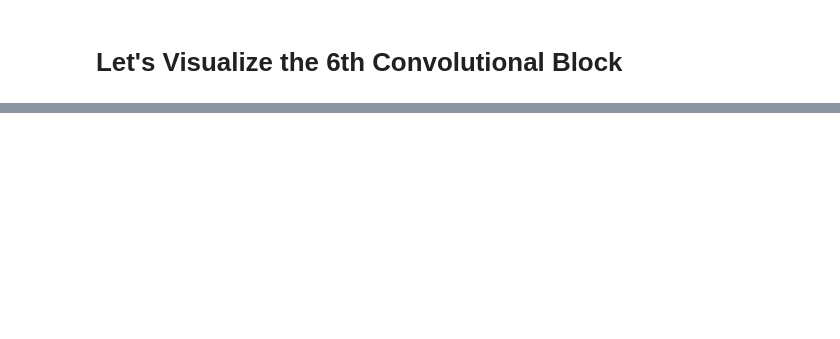
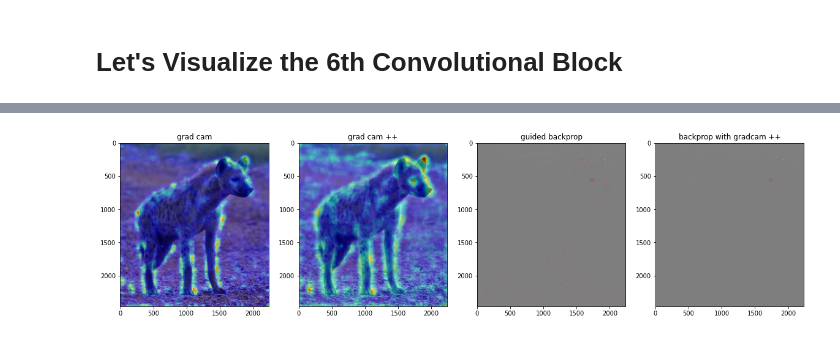
Before and after one commit to Rishsing73/deep-learning, a Jupyter notebook: gradcam_visualize_your_cnn.ipynb, the cells around one changed output, grey strips where cells are left out. Drawn from its saved outputs; the diff is of its cells as text; code cells hidden in the pictures; blank space fills up the shorter version.

```diff
--- a/gradcam_visualize_your_cnn.ipynb
+++ b/gradcam_visualize_your_cnn.ipynb
@@ -358,0 +89,46 @@ ax[1].imshow(cam_gb);
+# %%
+target_layers = [model.layer4[0],model.layer4[-1]] # define the target layer or iterate through many (it will average)
+
+
+# for gradcam
+cam = GradCAMPlusPlus(model=model, target_layers=target_layers, use_cuda=use_cuda)
+targets = [ClassifierOutputTarget(276)] # we can leave it None as well
+grayscale_cam = cam(input_tensor=input_img, targets=targets)
+
+cam = GradCAM(model=model, target_layers=target_layers, use_cuda=use_cuda)
+grayscale = cam(input_tensor=input_img, targets=targets)
+# %%
+grayplus = grayscale_cam[0, :] #for single image squeezing it
+grayplus = cv2.resize(grayplus, (img.shape[1], img.shape[0])) #resizing the heatmap
+camplusplus = show_cam_on_image(img, grayplus,use_rgb=True ) #merging them together
+
+
+gray = grayscale[0, :] #for single image squeezing it
+gray = cv2.resize(gray, (img.shape[1], img.shape[0])) #resizing the heatmap
+cam = show_cam_on_image(img, gray,use_rgb=True )
+# plt.imshow(cam) #just for cam
+# %%
+# guided backprop
+
+
+gb_model = GuidedBackpropReLUModel(model=model, use_cuda=use_cuda) # for guided backpropogation
+gb = gb_model(input_img, target_category=None)
+# gb = gb.transpose((1, 2, 0))
+
+
+cam_mask = cv2.merge([grayscale_cam, grayscale_cam, grayscale_cam])
+cam_re = cam_mask[0, :] #squeezing
+cam_gb = deprocess_image(cam_re*gb)
+gb = deprocess_image(gb)
+
+fig, ax = plt.subplots(1,4)
+ax[0].title.set_text('grad cam')
+ax[1].title.set_text('grad cam ++')
+ax[2].title.set_text('guided backprop')
+ax[3].title.set_text('backprop with gradcam ++')
+ax[0].imshow(cam)
+ax[1].imshow(camplusplus)
+ax[2].imshow(gb)
+ax[3].imshow(cam_gb);
+# %% [output]
+[figure, added]
```
Also changed, not shown: parts of 23 cells of this notebook.
